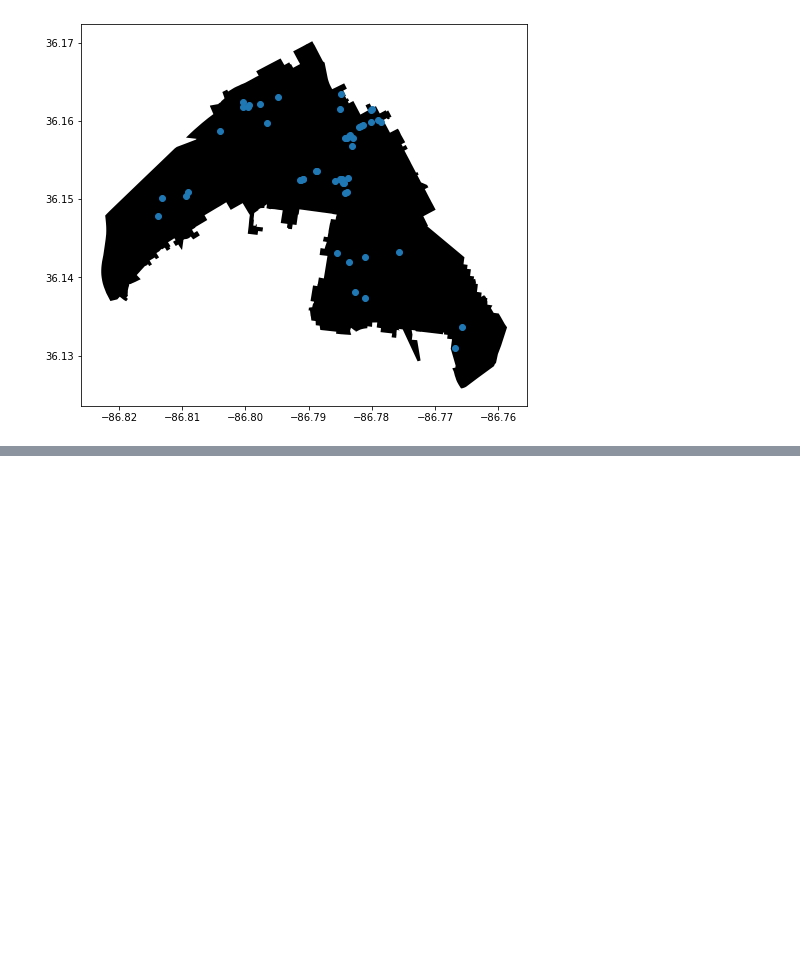
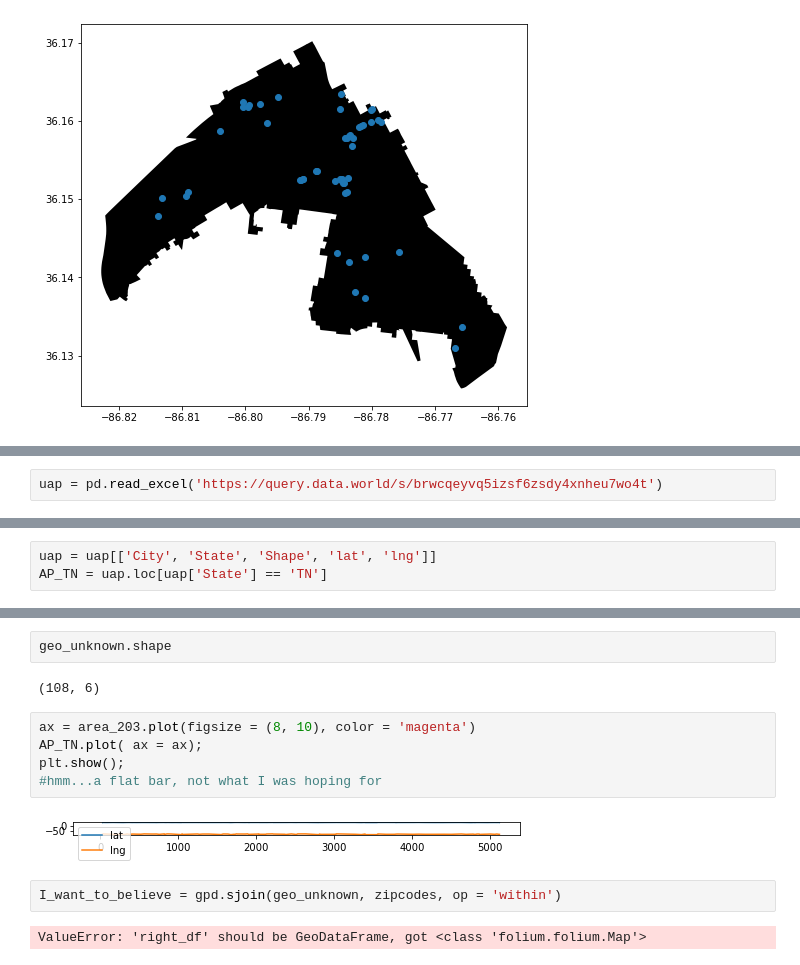
Before and after one commit to Cuiweiyi/geospatial-python-project-Cuiweiyi, a Jupyter notebook: notebooks/Firestations_in_Nash.ipynb, the cells around one changed output, grey strips where cells are left out. Saved outputs shown, nothing was run; the diff lists cells and outputs as text; blank space fills up the shorter version.

Commit message:
This got a lot more confusing when I brought in uaps. I need a state map...

```diff
--- a/notebooks/Firestations_in_Nash.ipynb
+++ b/notebooks/Firestations_in_Nash.ipynb
@@ -219,0 +236,2 @@ plt.show();
+# %%
+uap = pd.read_excel('https://query.data.world/s/brwcqeyvq5izsf6zsdy4xnheu7wo4t')
@@ -219,0 +258,3 @@ plt.show();
+# %%
+uap = uap[['City', 'State', 'Shape', 'lat', 'lng']]
+AP_TN = uap.loc[uap['State'] == 'TN']
@@ -219,0 +310,15 @@ plt.show();
+# %%
+geo_unknown.shape
+# %% [output]
+(108, 6)
+# %%
+ax = area_203.plot(figsize = (8, 10), color = 'magenta')
+AP_TN.plot( ax = ax);
+plt.show();
+#hmm...a flat bar, not what I was hoping for
+# %% [output]
+[figure, added]
+# %%
+I_want_to_believe = gpd.sjoin(geo_unknown, zipcodes, op = 'within')
+# %% [output]
+ValueError: 'right_df' should be GeoDataFrame, got <class 'folium.folium.Map'>
```
Also changed, not shown: parts of 20 cells of this notebook.
